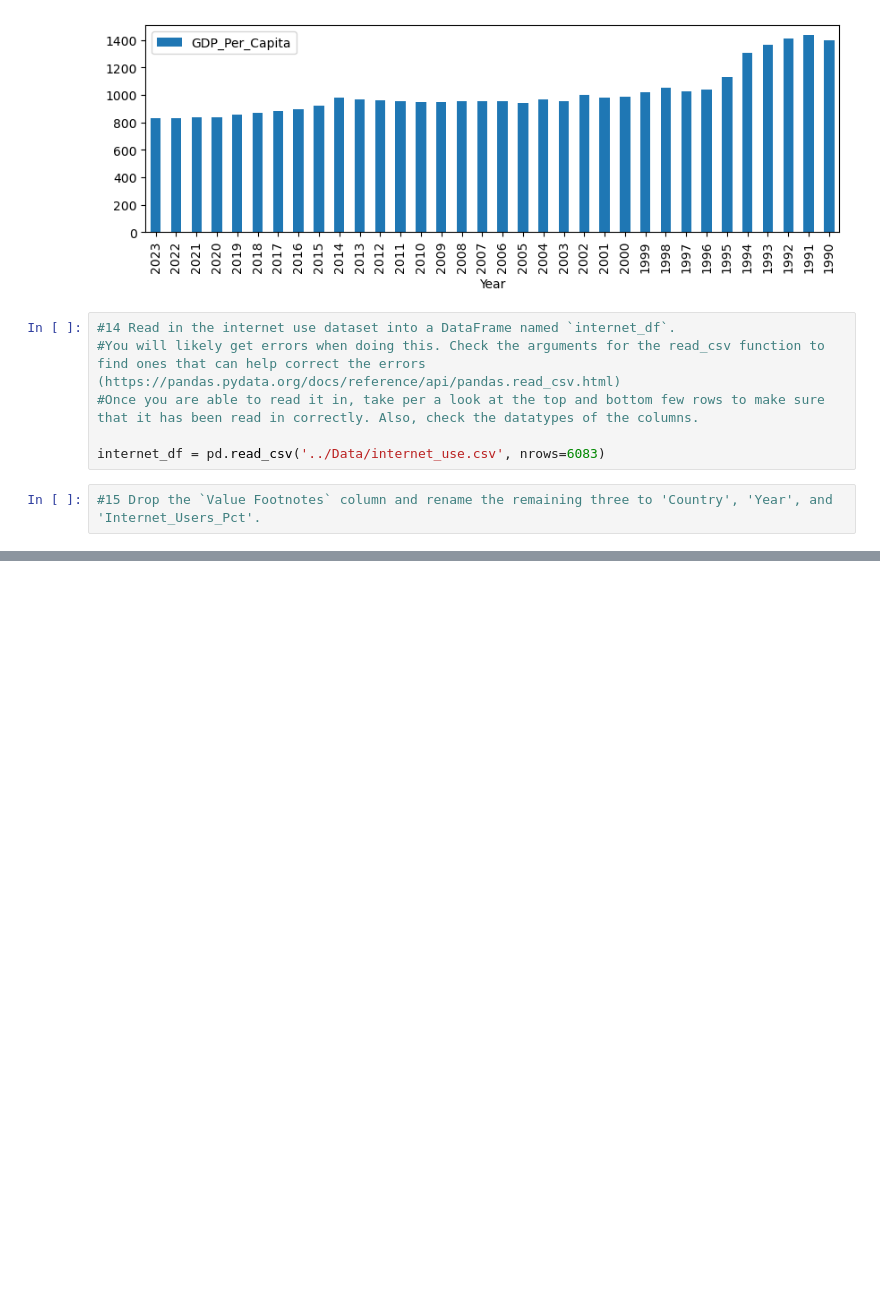
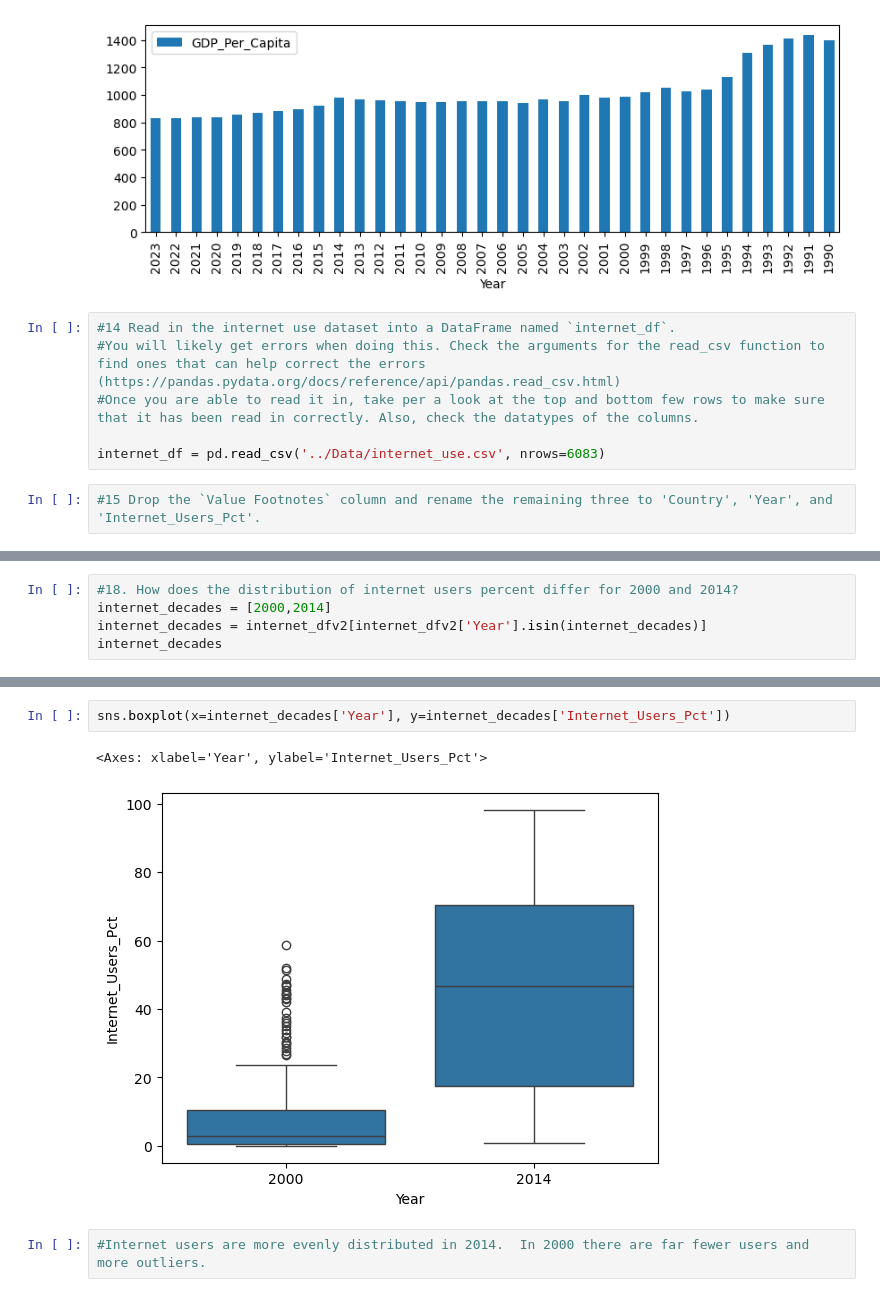
Before and after one commit to NSS-Data-Analytics-Cohort-15/un-exploration-mbainbridge950, a Jupyter notebook: Notebooks/UNData_Malani.ipynb, the cells around one changed output, grey strips where cells are left out. Cells and saved outputs as stored; diff of their text form; blank space fills up the shorter version.

```diff
--- a/Notebooks/UNData_Malani.ipynb
+++ b/Notebooks/UNData_Malani.ipynb
@@ -416,0 +466,5 @@ internet_df.
+# %%
+#18. How does the distribution of internet users percent differ for 2000 and 2014?
+internet_decades = [2000,2014]
+internet_decades = internet_dfv2[internet_dfv2['Year'].isin(internet_decades)]
+internet_decades
@@ -416,0 +489,7 @@ internet_df.
+# %%
+sns.boxplot(x=internet_decades['Year'], y=internet_decades['Internet_Users_Pct'])
+# %% [output]
+<Axes: xlabel='Year', ylabel='Internet_Users_Pct'>
+[figure, added]
+# %%
+#Internet users are more evenly distributed in 2014.  In 2000 there are far fewer users and more outliers.
```
Also changed, not shown: parts of 11 cells of this notebook.
